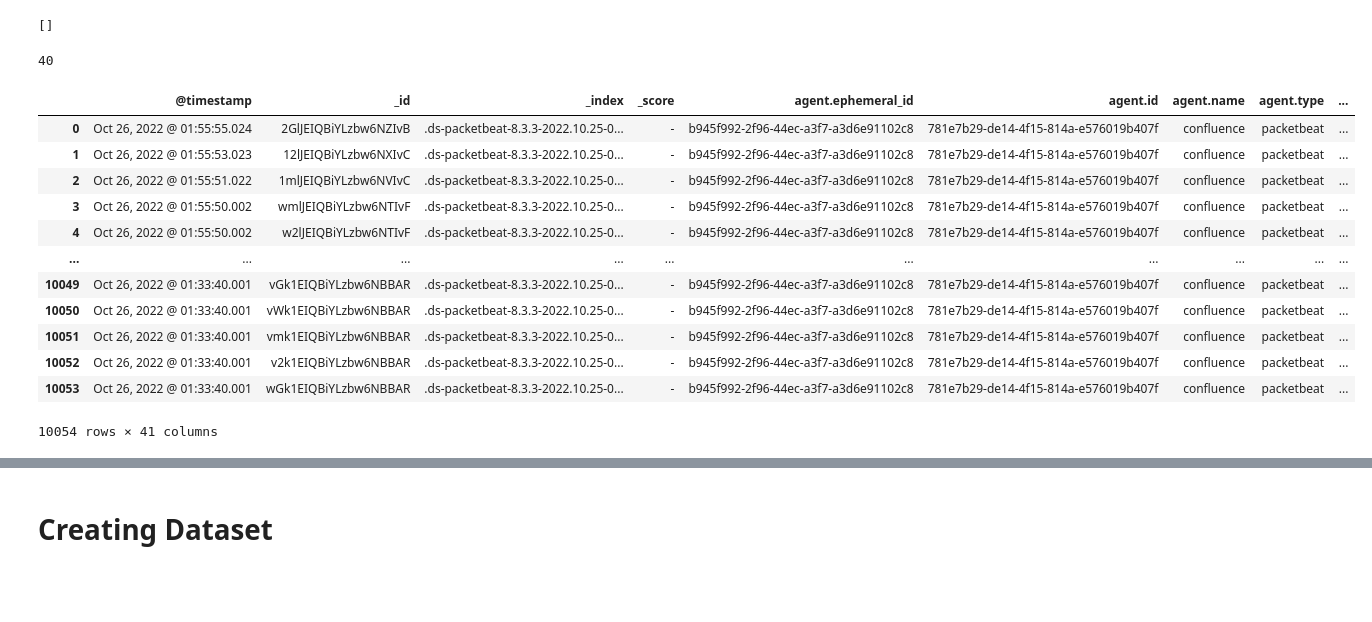
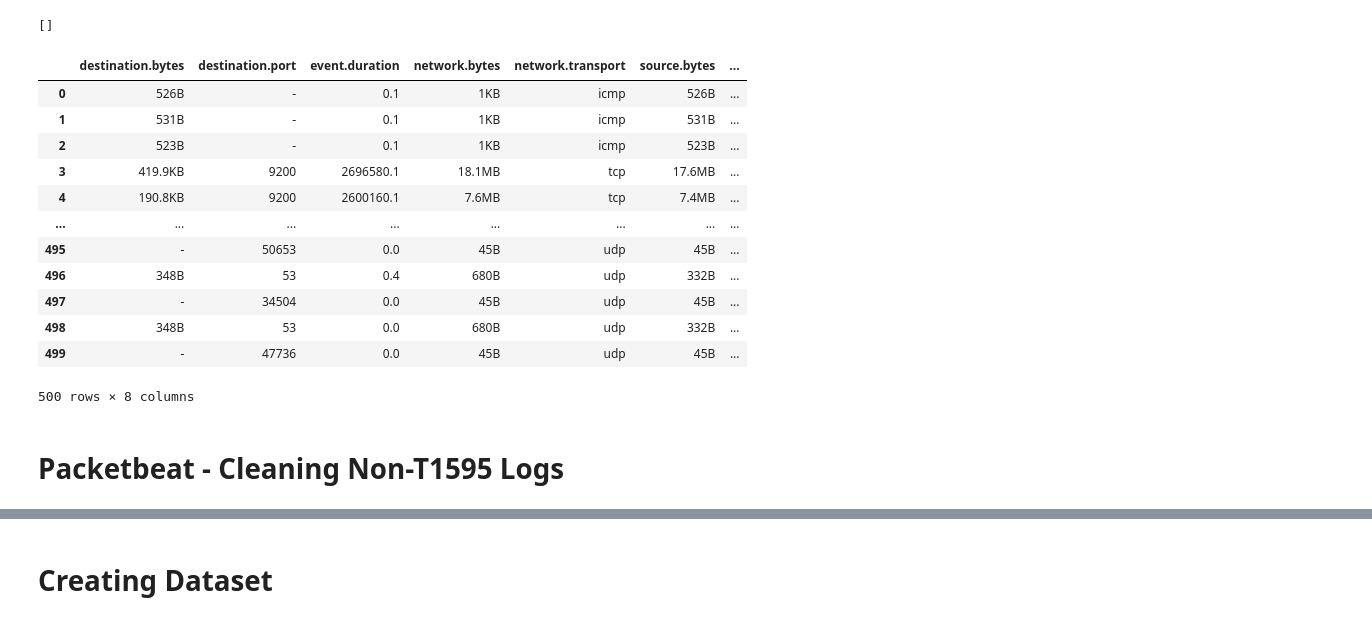
Before and after one commit to ashiqkareem/ict3204-coursework2, a Jupyter notebook: ict3204_coursework2_packetbeat.ipynb, the cells around one changed output, grey strips where cells are left out. Drawn from its saved outputs; the diff is of its cells as text; code cells hidden in the pictures; blank space fills up the shorter version.

Commit message:
Narrowing of Feature Columns

```diff
--- a/ict3204_coursework2_packetbeat.ipynb
+++ b/ict3204_coursework2_packetbeat.ipynb
@@ -223,0 +61,9 @@ df = df.append(df2, ignore_index=True)
+# %%
+feature_columns = ['destination.bytes', # keep
+ 'destination.port', # keep
+ 'event.duration', # keep
+ 'network.bytes', # keep
+ 'network.transport', # keep
+ 'source.bytes', # keep
+ 'source.port', # keep
+]
@@ -247,14 +348,15 @@ df.head
 # %% [markdown]
 # Packetbeat - Importing Non-T1595 logs
 # %%
-df3 = pd.read_csv('/content/combined_packetbeat_raw_Gp08_all copy.csv')
-df3.columns.values
+# seems to contain some bad lines
+df3 = pd.read_csv('/content/packetbeat_raw_Gp5.csv', on_bad_lines='skip')
+df4 = pd.read_csv('/content/combined_packetbeat_raw_Gp08_all.csv', on_bad_lines='skip')
 
 # Comparing values in attack dataframe
 benign = []
 
-for i in same:
-  if i in df3:
+for i in feature_columns:
+  if i in df4:
     pass
   else:
     benign.append(i)
@@ -262,27 +364,30 @@ for i in same:
 benign
 # %% [output]
 []
+# %%
+df4 = df4[df4['network.type'] == 'ipv4']
 # %%
-df3.drop(df3.columns.difference(same), 1, inplace=True)
-len(df3.columns.values)
+df3.drop(df3.columns.difference(feature_columns), 1, inplace=True)
+df4.drop(df4.columns.difference(feature_columns), 1, inplace=True)
-# %% [output]
-40
 # %%
 # Labelling data
 df3['t1595'] = 0
+df4['t1595'] = 0
 
-df3
+df4
 # %% [output]
-|  | @timestamp | _id | _index | _score | agent.ephemeral_id | agent.id | agent.name | agent.type | ... |
-| 0 | Oct 26, 2022 @ 01:55:55.024 | 2GlJEIQBiYLzbw6NZIvB | .ds-packetbeat-8.3.3-2022.10.25-0... | - | b945f992-2f96-44ec-a3f7-a3d6e91102c8 | 781e7b29-de14-4f15-814a-e576019b407f | confluence | packetbeat | ... |
-| 1 | Oct 26, 2022 @ 01:55:53.023 | 12lJEIQBiYLzbw6NXIvC | .ds-packetbeat-8.3.3-2022.10.25-0... | - | b945f992-2f96-44ec-a3f7-a3d6e91102c8 | 781e7b29-de14-4f15-814a-e576019b407f | confluence | packetbeat | ... |
-| 2 | Oct 26, 2022 @ 01:55:51.022 | 1mlJEIQBiYLzbw6NVIvC | .ds-packetbeat-8.3.3-2022.10.25-0... | - | b945f992-2f96-44ec-a3f7-a3d6e91102c8 | 781e7b29-de14-4f15-814a-e576019b407f | confluence | packetbeat | ... |
-| 3 | Oct 26, 2022 @ 01:55:50.002 | wmlJEIQBiYLzbw6NTIvF | .ds-packetbeat-8.3.3-2022.10.25-0... | - | b945f992-2f96-44ec-a3f7-a3d6e91102c8 | 781e7b29-de14-4f15-814a-e576019b407f | confluence | packetbeat | ... |
-| 4 | Oct 26, 2022 @ 01:55:50.002 | w2lJEIQBiYLzbw6NTIvF | .ds-packetbeat-8.3.3-2022.10.25-0... | - | b945f992-2f96-44ec-a3f7-a3d6e91102c8 | 781e7b29-de14-4f15-814a-e576019b407f | confluence | packetbeat | ... |
-| ... | ... | ... | ... | ... | ... | ... | ... | ... | ... |
-| 10049 | Oct 26, 2022 @ 01:33:40.001 | vGk1EIQBiYLzbw6NBBAR | .ds-packetbeat-8.3.3-2022.10.25-0... | - | b945f992-2f96-44ec-a3f7-a3d6e91102c8 | 781e7b29-de14-4f15-814a-e576019b407f | confluence | packetbeat | ... |
-| 10050 | Oct 26, 2022 @ 01:33:40.001 | vWk1EIQBiYLzbw6NBBAR | .ds-packetbeat-8.3.3-2022.10.25-0... | - | b945f992-2f96-44ec-a3f7-a3d6e91102c8 | 781e7b29-de14-4f15-814a-e576019b407f | confluence | packetbeat | ... |
-| 10051 | Oct 26, 2022 @ 01:33:40.001 | vmk1EIQBiYLzbw6NBBAR | .ds-packetbeat-8.3.3-2022.10.25-0... | - | b945f992-2f96-44ec-a3f7-a3d6e91102c8 | 781e7b29-de14-4f15-814a-e576019b407f | confluence | packetbeat | ... |
-| 10052 | Oct 26, 2022 @ 01:33:40.001 | v2k1EIQBiYLzbw6NBBAR | .ds-packetbeat-8.3.3-2022.10.25-0... | - | b945f992-2f96-44ec-a3f7-a3d6e91102c8 | 781e7b29-de14-4f15-814a-e576019b407f | confluence | packetbeat | ... |
-| 10053 | Oct 26, 2022 @ 01:33:40.001 | wGk1EIQBiYLzbw6NBBAR | .ds-packetbeat-8.3.3-2022.10.25-0... | - | b945f992-2f96-44ec-a3f7-a3d6e91102c8 | 781e7b29-de14-4f15-814a-e576019b407f | confluence | packetbeat | ... |
+|  | destination.bytes | destination.port | event.duration | network.bytes | network.transport | source.bytes | ... |
+| 0 | 526B | - | 0.1 | 1KB | icmp | 526B | ... |
+| 1 | 531B | - | 0.1 | 1KB | icmp | 531B | ... |
+| 2 | 523B | - | 0.1 | 1KB | icmp | 523B | ... |
+| 3 | 419.9KB | 9200 | 2696580.1 | 18.1MB | tcp | 17.6MB | ... |
+| 4 | 190.8KB | 9200 | 2600160.1 | 7.6MB | tcp | 7.4MB | ... |
+| ... | ... | ... | ... | ... | ... | ... | ... |
+| 495 | - | 50653 | 0.0 | 45B | udp | 45B | ... |
+| 496 | 348B | 53 | 0.4 | 680B | udp | 332B | ... |
+| 497 | - | 34504 | 0.0 | 45B | udp | 45B | ... |
+| 498 | 348B | 53 | 0.0 | 680B | udp | 332B | ... |
+| 499 | - | 47736 | 0.0 | 45B | udp | 45B | ... |
-10054 rows × 41 columns
+500 rows × 8 columns
+# %% [markdown]
+# Packetbeat - Cleaning Non-T1595 Logs
```
Also changed, not shown: parts of 71 cells of this notebook.
